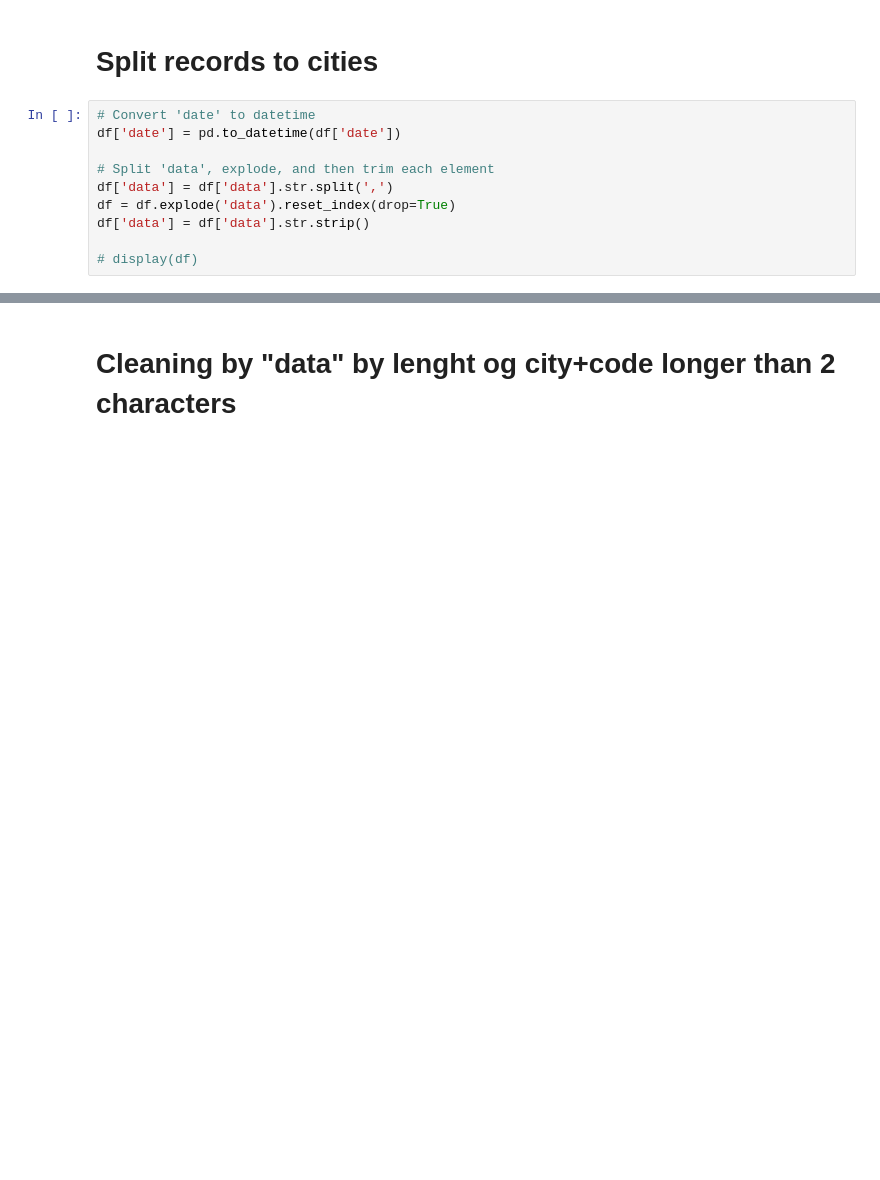
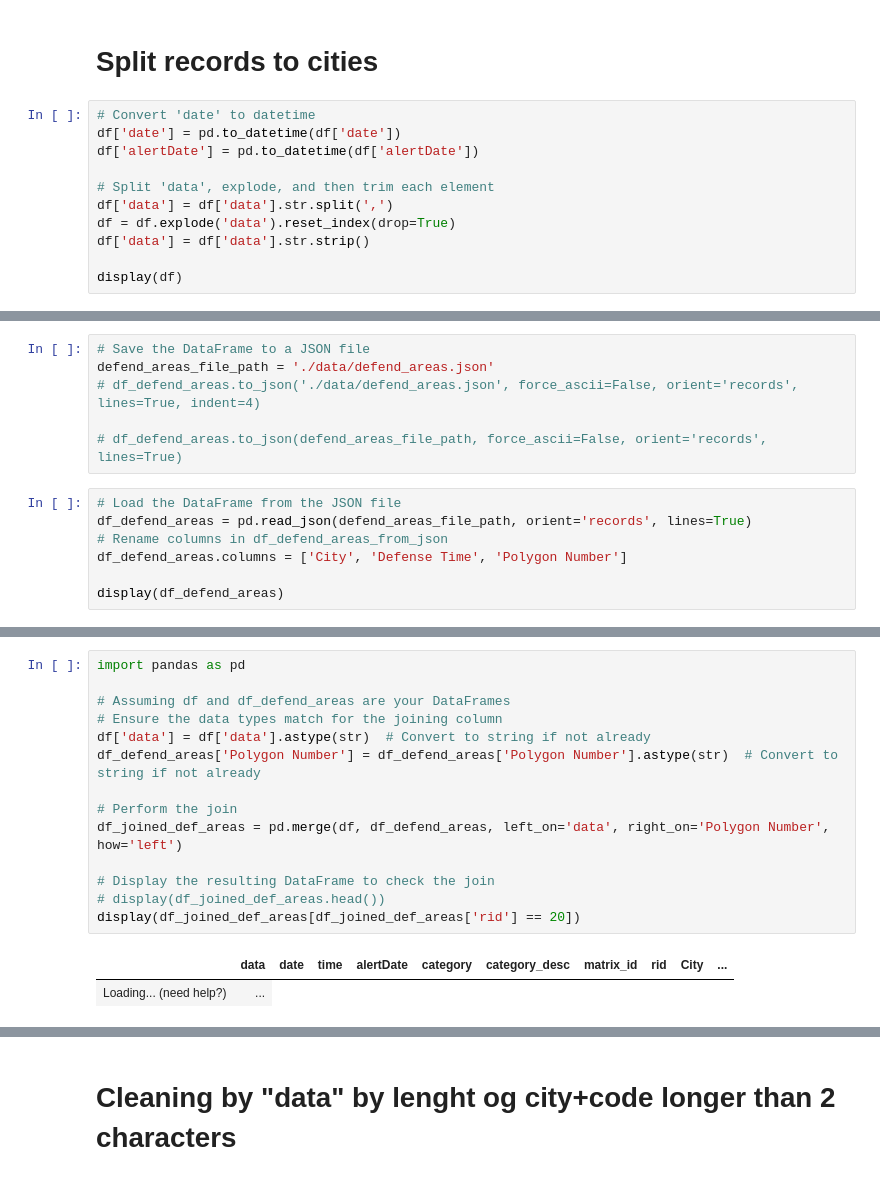
Before and after one commit to Spon4ik/RedAlert, a Jupyter notebook: HomeFrontAlerts.ipynb, the cells around one changed output, grey strips where cells are left out. Cells and saved outputs as stored; diff of their text form; blank space fills up the shorter version.

Commit message:
added defend area translation

```diff
--- a/HomeFrontAlerts.ipynb
+++ b/HomeFrontAlerts.ipynb
@@ -163,10 +170,11 @@ display(filtered_df)
 # %%
 # Convert 'date' to datetime
 df['date'] = pd.to_datetime(df['date'])
+df['alertDate'] = pd.to_datetime(df['alertDate'])
 
 # Split 'data', explode, and then trim each element
 df['data'] = df['data'].str.split(',')
 df = df.explode('data').reset_index(drop=True)
 df['data'] = df['data'].str.strip()
 
-# display(df)
+display(df)
@@ -172,0 +225,13 @@ df['data'] = df['data'].str.strip()
+# %%
+# Save the DataFrame to a JSON file
+defend_areas_file_path = './data/defend_areas.json'
+# df_defend_areas.to_json('./data/defend_areas.json', force_ascii=False, orient='records', lines=True, indent=4)
+
+# df_defend_areas.to_json(defend_areas_file_path, force_ascii=False, orient='records', lines=True)
+# %%
+# Load the DataFrame from the JSON file
+df_defend_areas = pd.read_json(defend_areas_file_path, orient='records', lines=True)
+# Rename columns in df_defend_areas_from_json
+df_defend_areas.columns = ['City', 'Defense Time', 'Polygon Number']
+
+display(df_defend_areas)
@@ -172,0 +256,17 @@ df['data'] = df['data'].str.strip()
+# %%
+import pandas as pd
+
+# Assuming df and df_defend_areas are your DataFrames
+# Ensure the data types match for the joining column
+df['data'] = df['data'].astype(str)  # Convert to string if not already
+df_defend_areas['Polygon Number'] = df_defend_areas['Polygon Number'].astype(str)  # Convert to string if not already
+
+# Perform the join
+df_joined_def_areas = pd.merge(df, df_defend_areas, left_on='data', right_on='Polygon Number', how='left')
+
+# Display the resulting DataFrame to check the join
+# display(df_joined_def_areas.head())
+display(df_joined_def_areas[df_joined_def_areas['rid'] == 20])
+# %% [output]
+|  | data | date | time | alertDate | category | category_desc | matrix_id | rid | City | ... |
+| Loading... (need help?) | ... |
```
Also changed, not shown: parts of 43 cells of this notebook, 11 other files.
